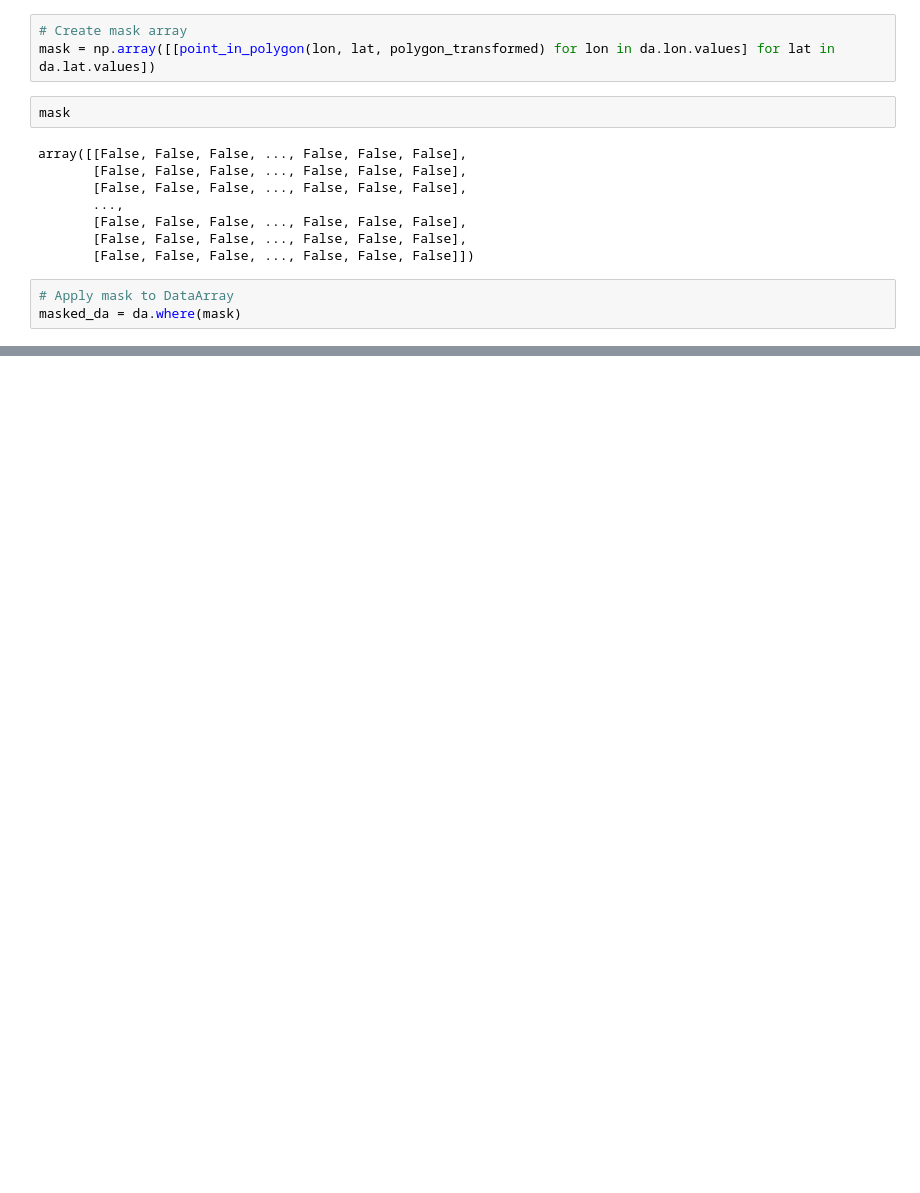
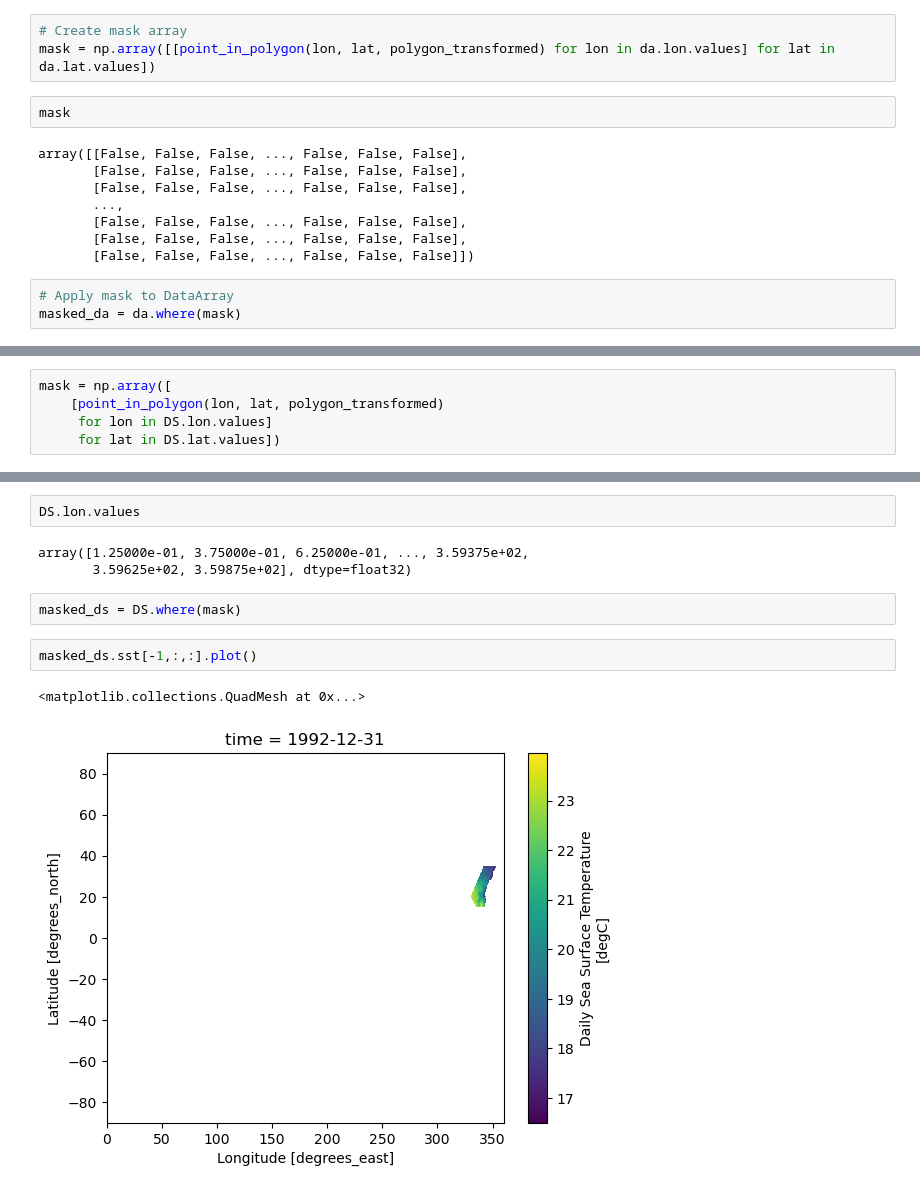
Before and after one commit to PedroVelez/SSTGlobalAnalysis, a Jupyter notebook: Mejoras/CreateMask.ipynb, the cells around one changed output, grey strips where cells are left out. Cells and saved outputs as stored; diff of their text form; blank space fills up the shorter version.

```diff
--- a/Mejoras/CreateMask.ipynb
+++ b/Mejoras/CreateMask.ipynb
@@ -62,0 +85,5 @@ masked_da.plot()
+# %%
+mask = np.array([
+    [point_in_polygon(lon, lat, polygon_transformed)
+     for lon in DS.lon.values]
+     for lat in DS.lat.values])
@@ -62,0 +100,12 @@ masked_da.plot()
+# %%
+DS.lon.values
+# %% [output]
+array([1.25000e-01, 3.75000e-01, 6.25000e-01, ..., 3.59375e+02,
+       3.59625e+02, 3.59875e+02], dtype=float32)
+# %%
+masked_ds = DS.where(mask)
+# %%
+masked_ds.sst[-1,:,:].plot()
+# %% [output]
+<matplotlib.collections.QuadMesh at 0x...>
+[figure, added]
```
Also changed, not shown: parts of 10 cells of this notebook, 5 other files.
